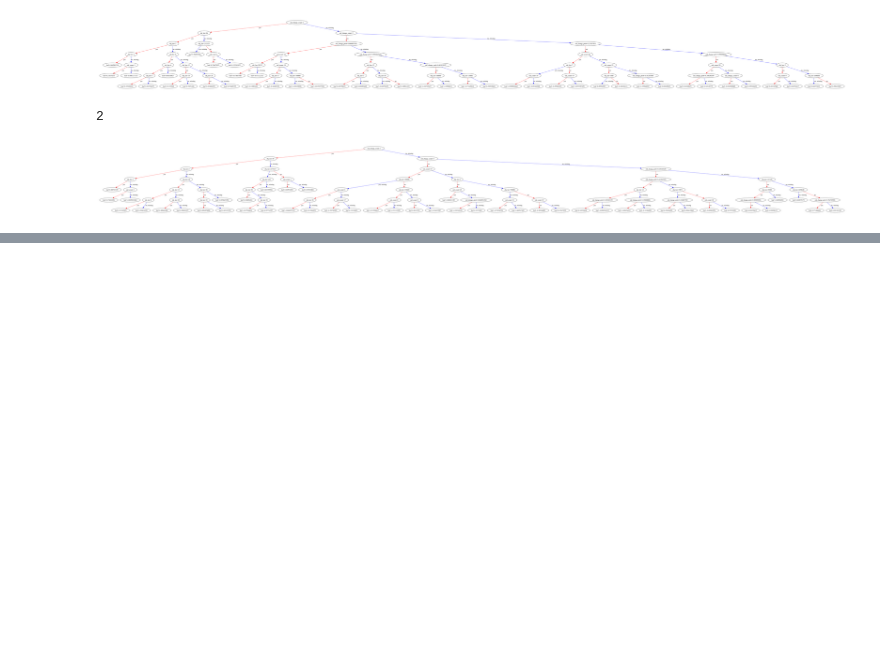
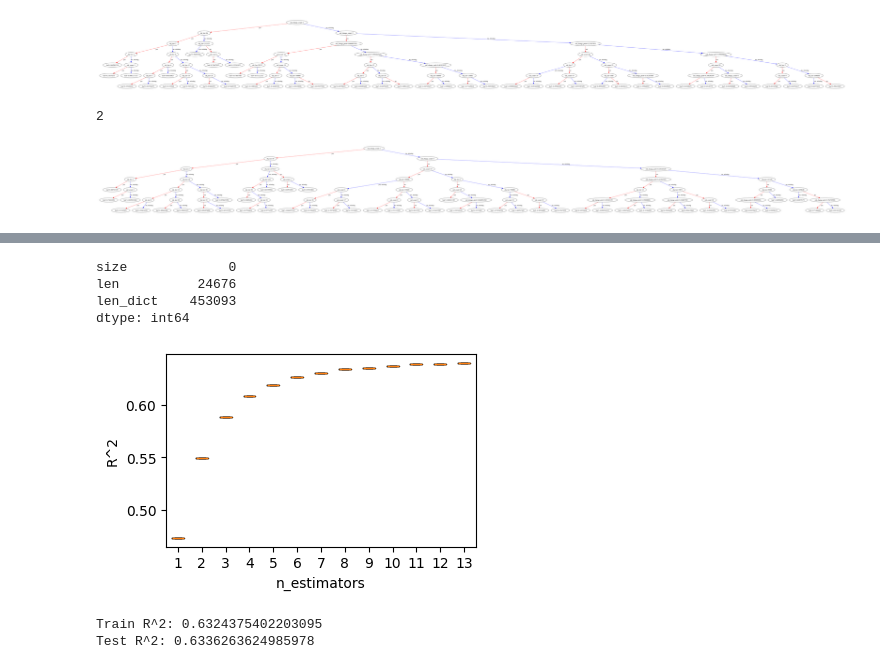
Before and after one commit to illinoisdata/pod, a Jupyter notebook: explore.ipynb, the cells around one changed output, grey strips where cells are left out. Drawn from its saved outputs; the diff is of its cells as text; code cells hidden in the pictures; blank space fills up the shorter version.

```diff
--- a/explore.ipynb
+++ b/explore.ipynb
@@ -176,0 +246,4 @@ for idx in range(len(bst.get_booster().get_dump())):
+# %%
+dfc_agg = dfc.groupby('oid').agg({'has_changed': ['sum', 'count']})
+dfc_agg.columns = ['num_changes', 'num_seen']
+dfc_agg.reset_index(inplace=True)
@@ -176,0 +282,24 @@ for idx in range(len(bst.get_booster().get_dump())):
+# %%
+X_df = df[[
+    # 'oid',
+    # 'global',  # low gain
+    # 'type',
+    # 'type_global',  # low gain, hard to extract
+    # 'type_pickler_dispatch',  # low gain
+    # 'type_subclass_type',  # low gain
+    # 'type_module',
+    # 'type_module_global',  # hard to extract
+    # 'immutable_type',
+    # 'has_reduce_ex',  # low gain
+    # 'has_reduce',  # low gain
+    'size',
+    'len',
+    'len_dict',
+    # 'len_slots',  # low gain
+    # 'num_changes',
+    # 'num_seen'
+]]
+# X_df.loc[:,"obj_type"] = X_df["obj_type"].astype("category")
+ys = df["num_changes"].astype("float").values / df["num_seen"].astype("float").values
+display(X_df)
+display(ys)
@@ -176,0 +322,33 @@ for idx in range(len(bst.get_booster().get_dump())):
+# %%
+X_df.isna().sum()
+# %% [output]
+size             0
+len          24676
+len_dict    453093
+dtype: int64
+# %%
+X_train, X_test, y_train, y_test = train_test_split(X_df, ys, test_size=.2)
+
+plt.figure(figsize=(4, 2.5))
+all_accs = []
+for n_estimators in range(2, 15):
+    accs = []
+    for _ in range(1):
+        bst = XGBRegressor(n_estimators=n_estimators)
+        bst.fit(X_train, y_train)
+        accs.append(bst.score(X_test, y_test))
+    all_accs.append(accs)
+plt.boxplot(all_accs)
+plt.xlabel("n_estimators")
+plt.ylabel("R^2")
+plt.show()
+# %% [output]
+[figure, added]
+# %%
+bst = XGBRegressor(n_estimators=9).fit(X_train, y_train)
+y_test_pred = bst.predict(X_test)
+print("Train R^2:", bst.score(X_train, y_train))
+print("Test R^2:", bst.score(X_test, y_test))
+# %% [output]
+Train R^2: 0.6324375402203095
+Test R^2: 0.6336263624985978
```
Also changed, not shown: parts of 15 cells of this notebook, 3 other files.
